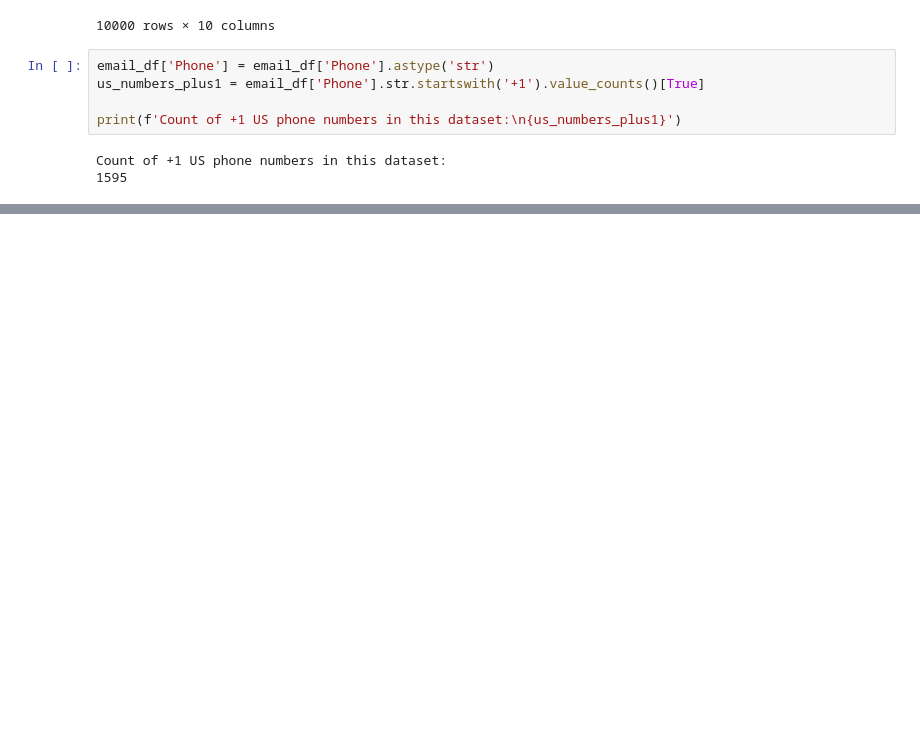
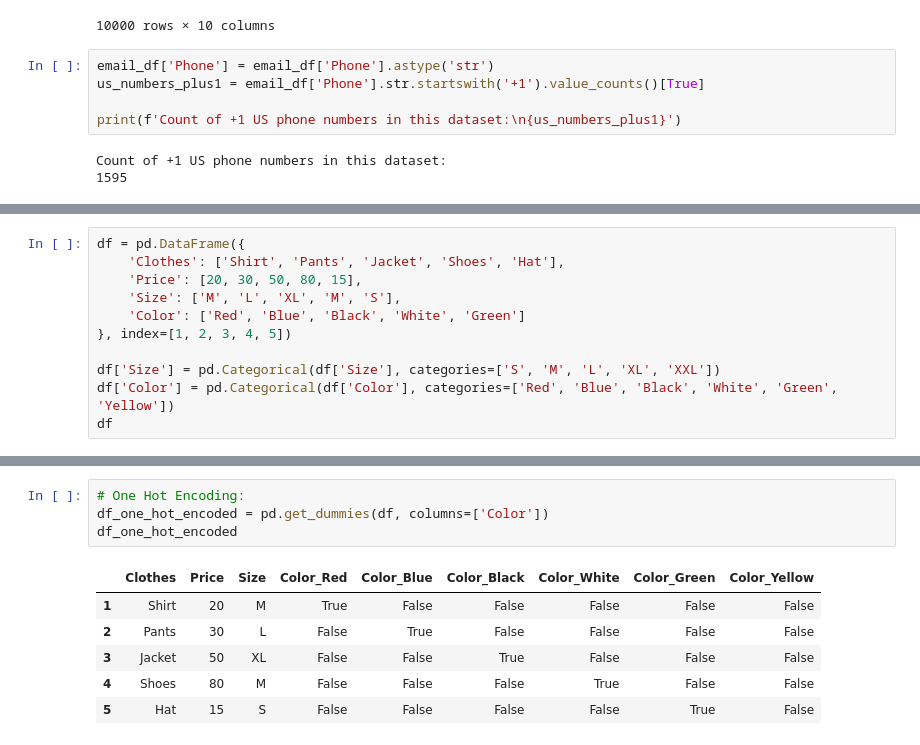
Before and after one commit to mseifoori/Machine-Learning-Exercises, a Jupyter notebook: Data_Processing/Notes/pandas_notes.ipynb, the cells around one changed output, grey strips where cells are left out. Drawn from its saved outputs; the diff is of its cells as text; blank space fills up the shorter version.

```diff
--- a/Data_Processing/Notes/pandas_notes.ipynb
+++ b/Data_Processing/Notes/pandas_notes.ipynb
@@ -469,0 +582,11 @@ Count of +1 US phone numbers in this dataset:
+# %%
+df = pd.DataFrame({
+    'Clothes': ['Shirt', 'Pants', 'Jacket', 'Shoes', 'Hat'],
+    'Price': [20, 30, 50, 80, 15],
+    'Size': ['M', 'L', 'XL', 'M', 'S'],
+    'Color': ['Red', 'Blue', 'Black', 'White', 'Green']
+}, index=[1, 2, 3, 4, 5])
+
+df['Size'] = pd.Categorical(df['Size'], categories=['S', 'M', 'L', 'XL', 'XXL'])
+df['Color'] = pd.Categorical(df['Color'], categories=['Red', 'Blue', 'Black', 'White', 'Green', 'Yellow'])
+df
@@ -469,0 +600,11 @@ Count of +1 US phone numbers in this dataset:
+# %%
+# One Hot Encoding:
+df_one_hot_encoded = pd.get_dummies(df, columns=['Color'])
+df_one_hot_encoded
+# %% [output]
+|  | Clothes | Price | Size | Color_Red | Color_Blue | Color_Black | Color_White | Color_Green | Color_Yellow |
+| 1 | Shirt | 20 | M | True | False | False | False | False | False |
+| 2 | Pants | 30 | L | False | True | False | False | False | False |
+| 3 | Jacket | 50 | XL | False | False | True | False | False | False |
+| 4 | Shoes | 80 | M | False | False | False | True | False | False |
+| 5 | Hat | 15 | S | False | False | False | False | True | False |
```
Also changed, not shown: parts of 15 cells of this notebook, 2 other files.
